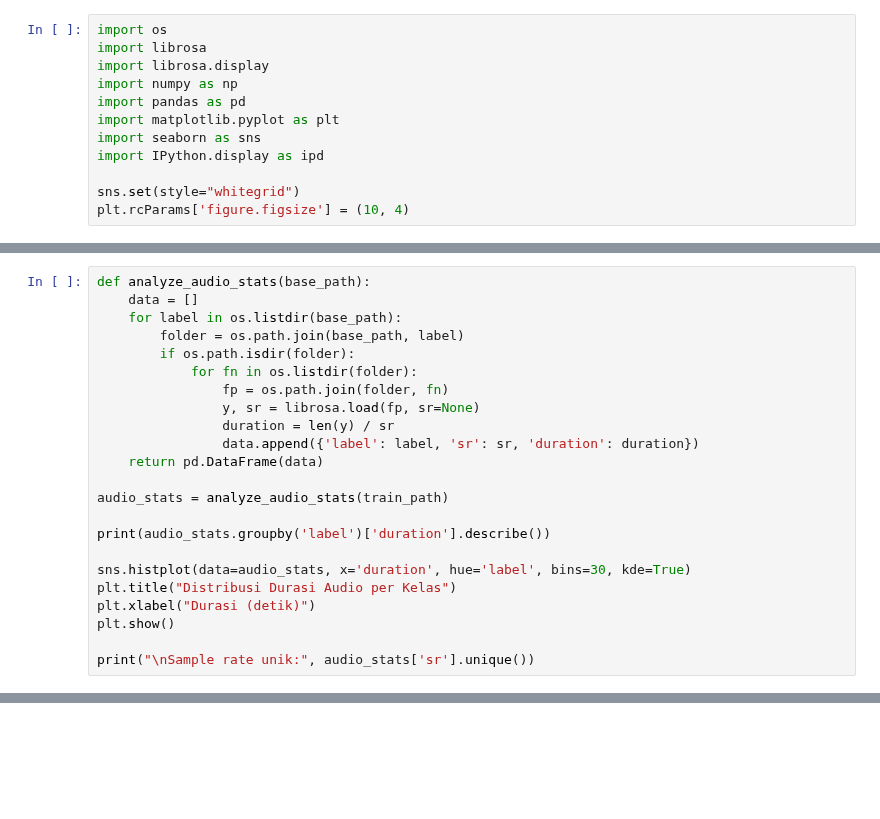
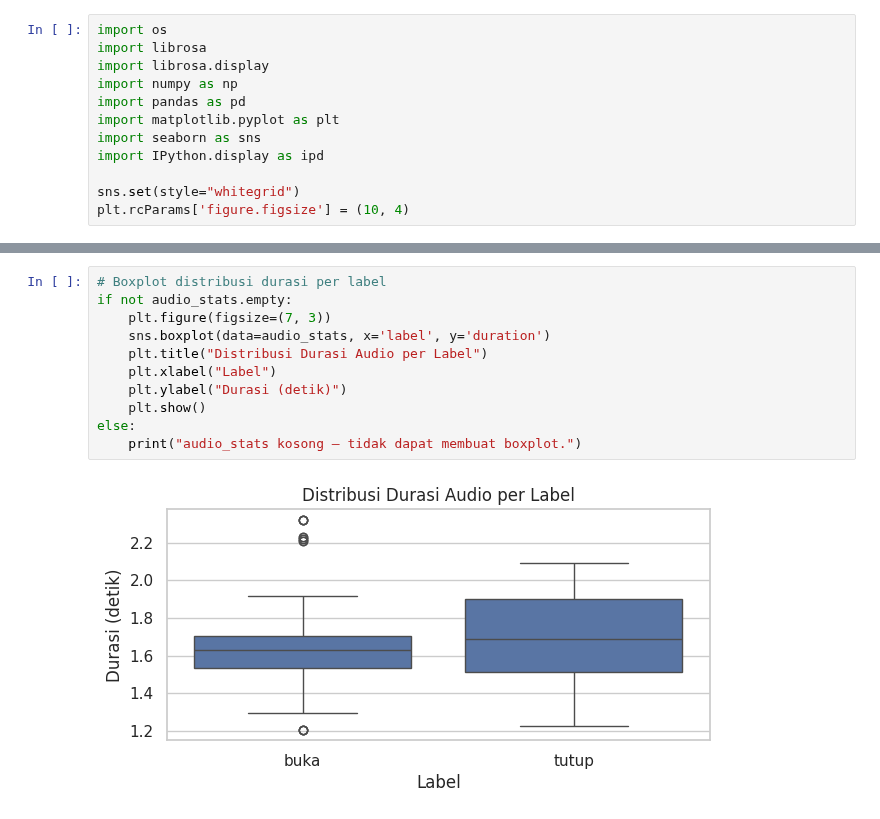
Before and after one commit to Yotan123/psd, a Jupyter notebook: _sources/Suara.ipynb, the cells around one changed output, grey strips where cells are left out. Saved outputs shown, nothing was run; the diff lists cells and outputs as text; blank space fills up the shorter version.

```diff
--- a/_sources/Suara.ipynb
+++ b/_sources/Suara.ipynb
@@ -104,24 +168 @@ Contoh suara 'tutup'
 [interactive output not drawn]
-# %%
-def analyze_audio_stats(base_path):
-    data = []
-    for label in os.listdir(base_path):
-        folder = os.path.join(base_path, label)
-        if os.path.isdir(folder):
-            for fn in os.listdir(folder):
-                fp = os.path.join(folder, fn)
-                y, sr = librosa.load(fp, sr=None)
-                duration = len(y) / sr
-                data.append({'label': label, 'sr': sr, 'duration': duration})
-    return pd.DataFrame(data)
-
-audio_stats = analyze_audio_stats(train_path)
-
-print(audio_stats.groupby('label')['duration'].describe())
-
-sns.histplot(data=audio_stats, x='duration', hue='label', bins=30, kde=True)
-plt.title("Distribusi Durasi Audio per Kelas")
-plt.xlabel("Durasi (detik)")
-plt.show()
-
-print("\nSample rate unik:", audio_stats['sr'].unique())
@@ -139,0 +169,13 @@ Sample rate unik: [48000]
+# %%
+# Boxplot distribusi durasi per label
+if not audio_stats.empty:
+    plt.figure(figsize=(7, 3))
+    sns.boxplot(data=audio_stats, x='label', y='duration')
+    plt.title("Distribusi Durasi Audio per Label")
+    plt.xlabel("Label")
+    plt.ylabel("Durasi (detik)")
+    plt.show()
+else:
+    print("audio_stats kosong — tidak dapat membuat boxplot.")
+# %% [output]
+[figure, added]
```
Also changed, not shown: parts of 9 cells of this notebook, 12 other files.
